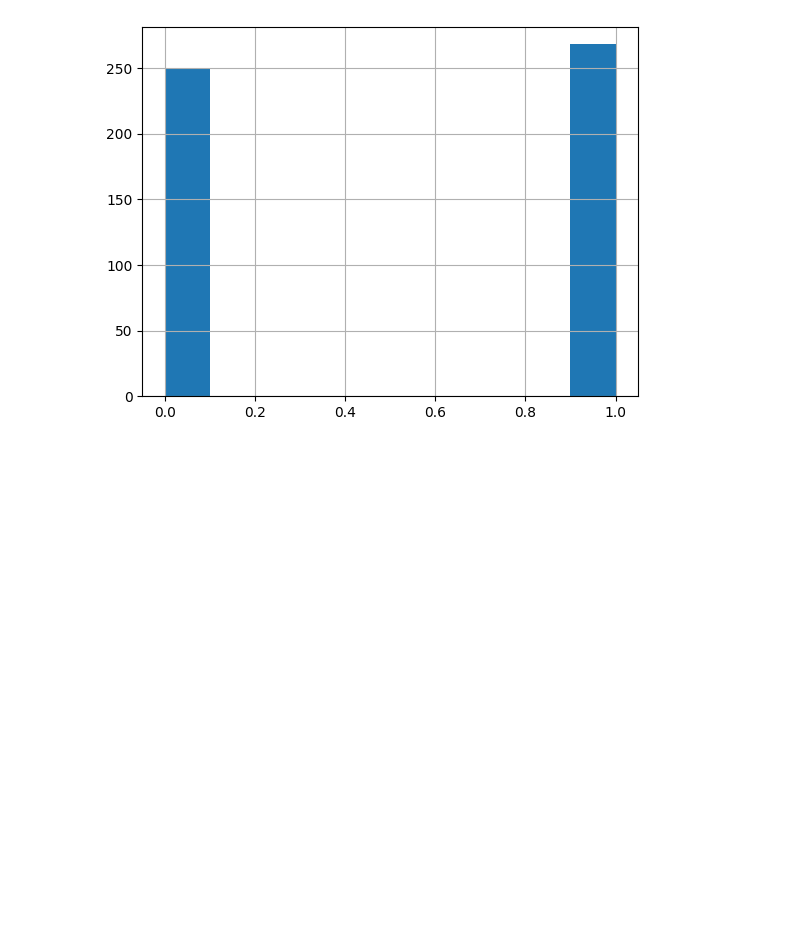
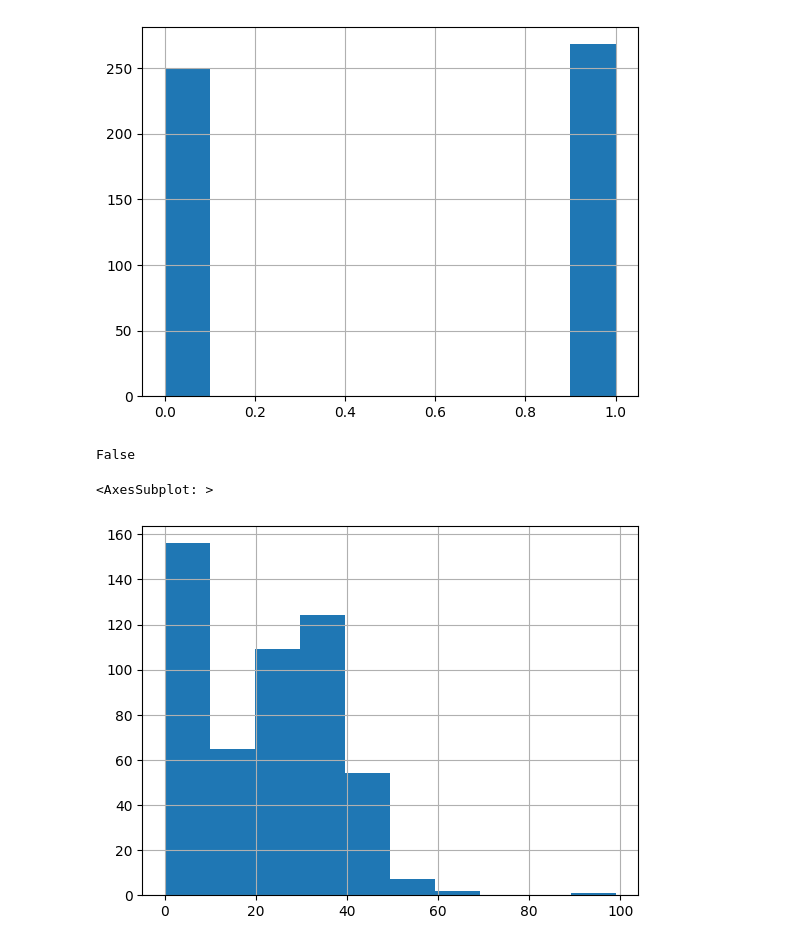
Before and after one commit to AntPog/Projekt_AI_sem3, a Jupyter notebook: projekt_AI.ipynb, the cells around one changed output. Saved outputs shown, nothing was run; the diff lists cells and outputs as text; code cells hidden in the pictures; blank space fills up the shorter version.

```diff
--- a/projekt_AI.ipynb
+++ b/projekt_AI.ipynb
@@ -20,3 +23,5 @@ class dataset:
         diate = pd.concat([d1,d2])
         diate = diate.sample(frac = 1)
         return diate
+    def delete_column(self,diate, columnname):
+        return diate.drop([columnname], axis=1)
@@ -75,3 +82,14 @@ diate['Outcome'].hist(bins=10)
 # %% [output]
 <AxesSubplot: >
 [figure]
+# %%
+#sprawdzanie czy ktoras z kolumn zawiera wartosci null
+print(diate.isnull().values.any())
+# %% [output]
+False
+# %%
+#mozemy jednak zauwazyc ze mimo ze nie ma wartosci null, kolumna skinthickness ma w wiekszosci 0, psuje tez przez to koncowe wyniki
+diate['SkinThickness'].hist(bins=10)
+# %% [output]
+<AxesSubplot: >
+[figure, added]
```
Also changed, not shown: parts of 8 cells of this notebook.
